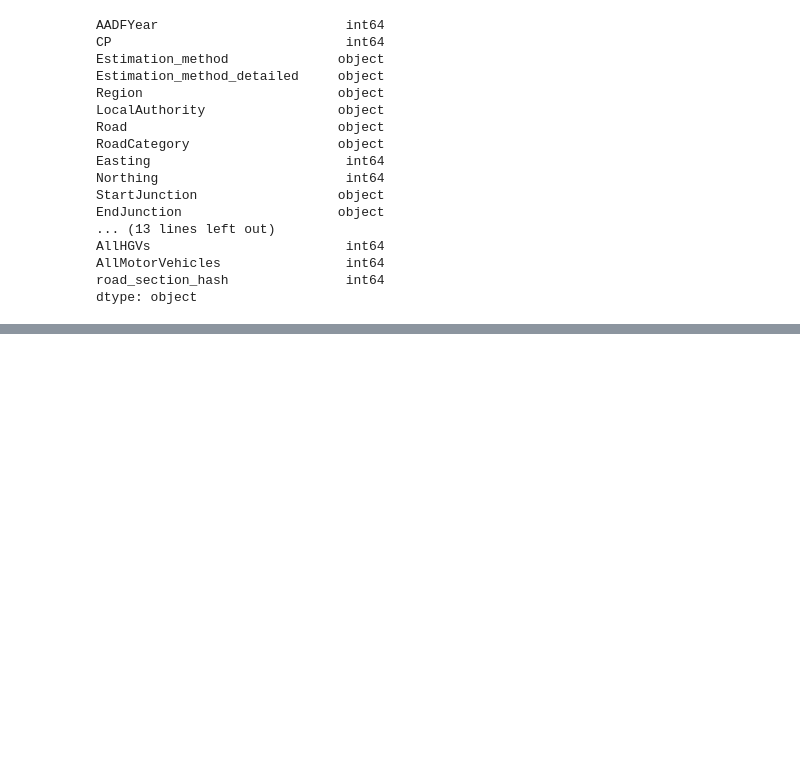
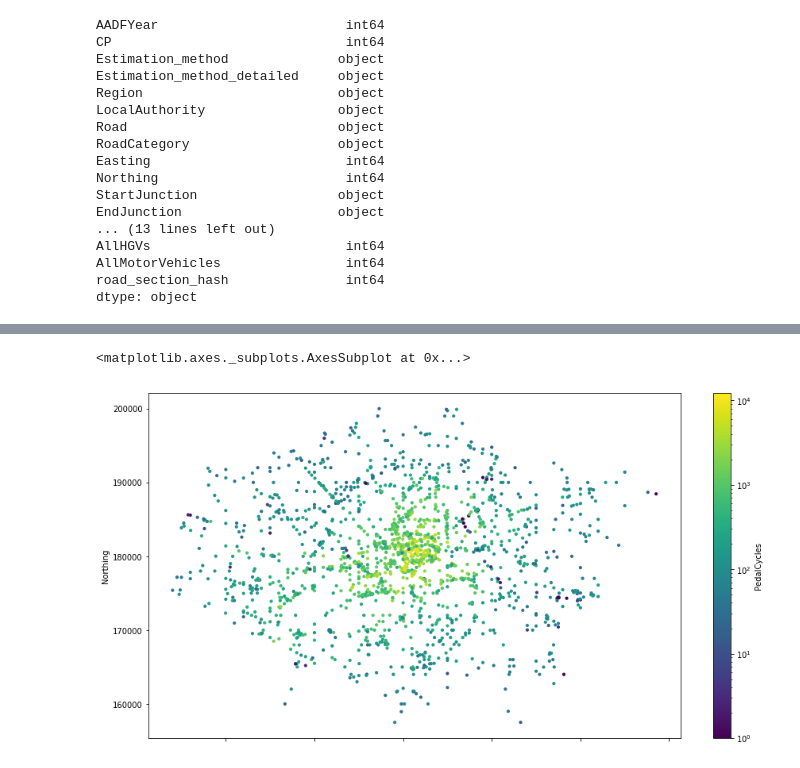
Before and after one commit to overington/Project-network-graphing-with-python, a Jupyter notebook: report.ipynb, the cells around one changed output, grey strips where cells are left out. Saved outputs shown, nothing was run; the diff lists cells and outputs as text; code cells hidden in the pictures; blank space fills up the shorter version.

```diff
--- a/report.ipynb
+++ b/report.ipynb
@@ -75,0 +55,17 @@ london_df.describe()
+# %%
+from matplotlib import colors
+pedals_min = london_df['PedalCycles'].min()+1
+pedals_max=london_df['PedalCycles'].max()
+
+london_df[london_df['AADFYear']==2017].plot.scatter(
+    x='Easting',
+    y='Northing',
+    figsize=(15,8),
+    s=10,
+    c='PedalCycles',
+    cmap=plt.get_cmap('viridis'),
+    norm=colors.LogNorm(vmin=pedals_min, vmax=pedals_max)
+)
+# %% [output]
+<matplotlib.axes._subplots.AxesSubplot at 0x...>
+[figure, added]
```
Also changed, not shown: parts of 13 cells of this notebook.
